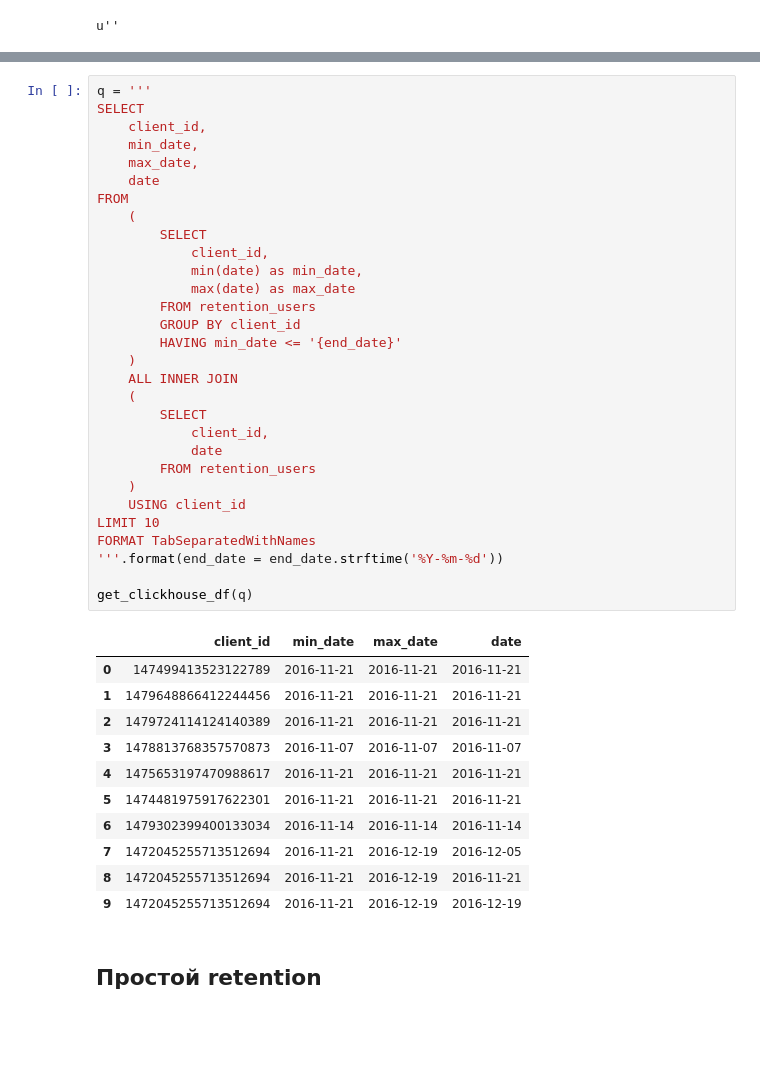
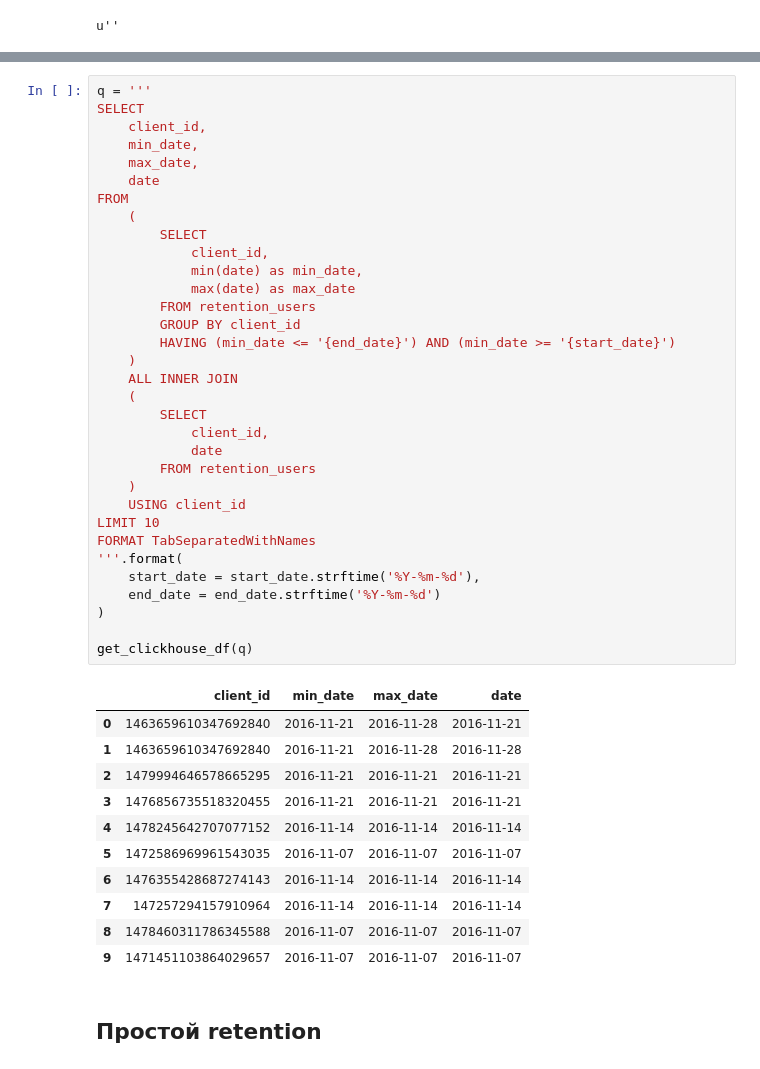
Before and after one commit to miptgirl/retentions, a Jupyter notebook: retentions.ipynb, the cells around one changed output, grey strips where cells are left out. Drawn from its saved outputs; the diff is of its cells as text; blank space fills up the shorter version.

```diff
--- a/retentions.ipynb
+++ b/retentions.ipynb
@@ -128,45 +128,48 @@ get_clickhouse_df(q)
 # %%
 q = '''
 SELECT
     client_id,
     min_date,
     max_date,
     date
 FROM
     (
         SELECT
             client_id,
             min(date) as min_date,
             max(date) as max_date
         FROM retention_users
         GROUP BY client_id
-        HAVING min_date <= '{end_date}'
+        HAVING (min_date <= '{end_date}') AND (min_date >= '{start_date}')
     )
     ALL INNER JOIN
     (
         SELECT
             client_id,
             date
         FROM retention_users
     )
     USING client_id
 LIMIT 10
 FORMAT TabSeparatedWithNames
-'''.format(end_date = end_date.strftime('%Y-%m-%d'))
+'''.format(
+    start_date = start_date.strftime('%Y-%m-%d'),
+    end_date = end_date.strftime('%Y-%m-%d')
+)
 
 get_clickhouse_df(q)
 # %% [output]
 |  | client_id | min_date | max_date | date |
-| 0 | 147499413523122789 | 2016-11-21 | 2016-11-21 | 2016-11-21 |
-| 1 | 1479648866412244456 | 2016-11-21 | 2016-11-21 | 2016-11-21 |
-| 2 | 1479724114124140389 | 2016-11-21 | 2016-11-21 | 2016-11-21 |
-| 3 | 1478813768357570873 | 2016-11-07 | 2016-11-07 | 2016-11-07 |
-| 4 | 1475653197470988617 | 2016-11-21 | 2016-11-21 | 2016-11-21 |
-| 5 | 1474481975917622301 | 2016-11-21 | 2016-11-21 | 2016-11-21 |
-| 6 | 1479302399400133034 | 2016-11-14 | 2016-11-14 | 2016-11-14 |
-| 7 | 1472045255713512694 | 2016-11-21 | 2016-12-19 | 2016-12-05 |
-| 8 | 1472045255713512694 | 2016-11-21 | 2016-12-19 | 2016-11-21 |
-| 9 | 1472045255713512694 | 2016-11-21 | 2016-12-19 | 2016-12-19 |
+| 0 | 1463659610347692840 | 2016-11-21 | 2016-11-28 | 2016-11-21 |
+| 1 | 1463659610347692840 | 2016-11-21 | 2016-11-28 | 2016-11-28 |
+| 2 | 1479994646578665295 | 2016-11-21 | 2016-11-21 | 2016-11-21 |
+| 3 | 1476856735518320455 | 2016-11-21 | 2016-11-21 | 2016-11-21 |
+| 4 | 1478245642707077152 | 2016-11-14 | 2016-11-14 | 2016-11-14 |
+| 5 | 1472586969961543035 | 2016-11-07 | 2016-11-07 | 2016-11-07 |
+| 6 | 1476355428687274143 | 2016-11-14 | 2016-11-14 | 2016-11-14 |
+| 7 | 147257294157910964 | 2016-11-14 | 2016-11-14 | 2016-11-14 |
+| 8 | 1478460311786345588 | 2016-11-07 | 2016-11-07 | 2016-11-07 |
+| 9 | 1471451103864029657 | 2016-11-07 | 2016-11-07 | 2016-11-07 |
 # %% [markdown]
 ## Простой retention
 # %%
```
Also changed, not shown: parts of 8 cells of this notebook.
